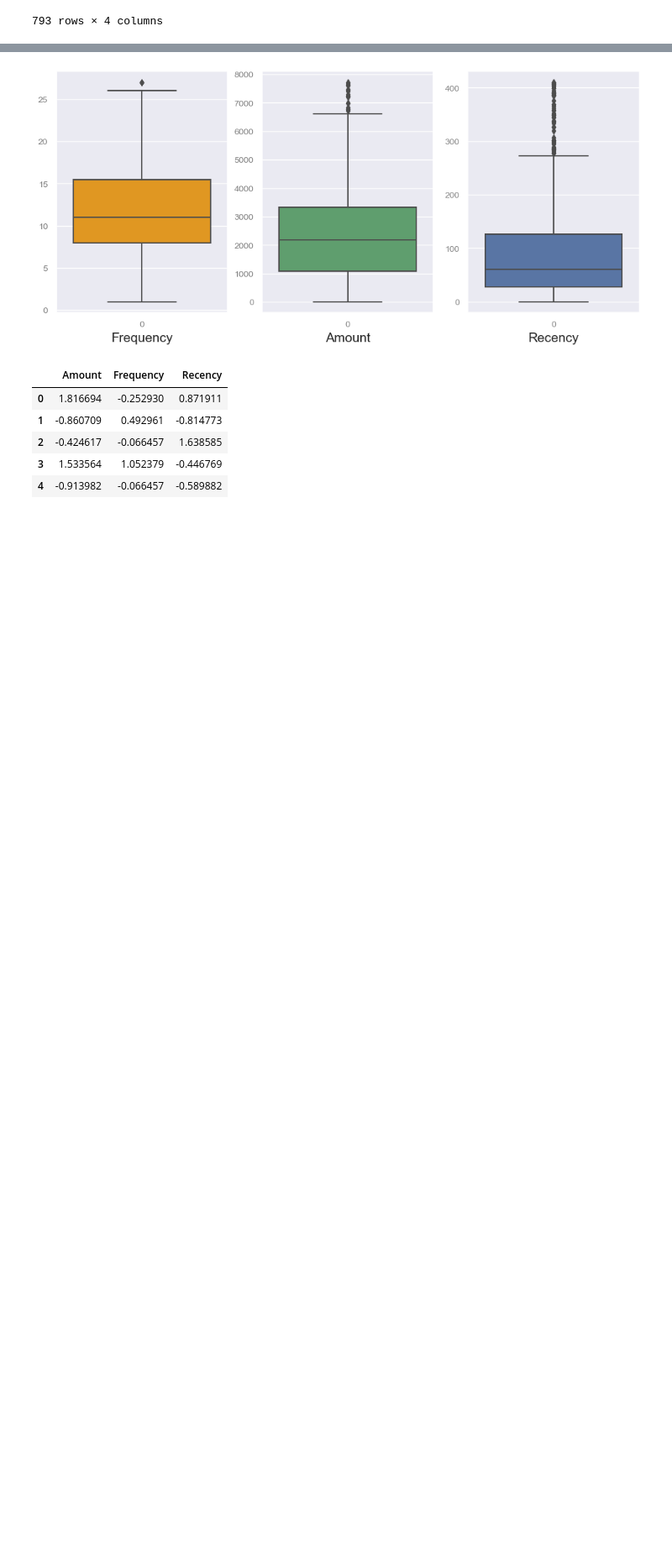
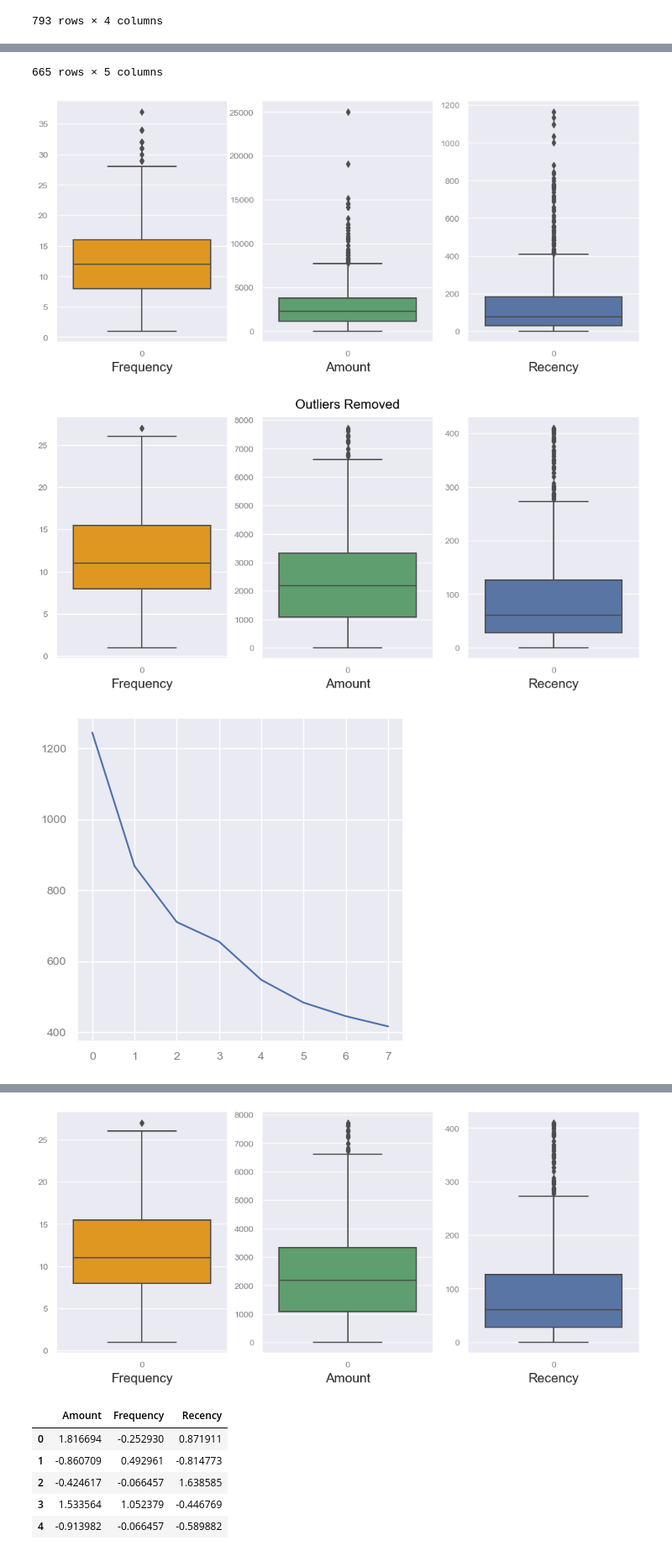
Before and after one commit to mks-0/code-academy, a Jupyter notebook: E-Commerce/e-com-ml.ipynb, the cells around one changed output, grey strips where cells are left out. Shown: that part at 84% size. Saved outputs shown, nothing was run; the diff lists cells and outputs as text; code cells hidden in the pictures; blank space fills up the shorter version.

```diff
--- a/E-Commerce/e-com-ml.ipynb
+++ b/E-Commerce/e-com-ml.ipynb
@@ -66,0 +115,49 @@ def filter_outliers(data):
+# %%
+def k_clustering(data):
+    fig, ax = plt.subplots(1, 3, figsize=(12, 5))
+
+    for i, col in enumerate(data.columns[1:]):
+        sns.boxplot(data=data[col], ax=ax[i], color=color[i])
+        ax[i].set_xlabel(col)
+    fig, ax = plt.subplots(1, 3, figsize=(12, 5))
+    for i, col in enumerate(data.columns[1:]):
+        sns.boxplot(data=filter_outliers(data[col]), ax=ax[i], color=color[i])
+        ax[i].set_xlabel(col)
+    ax[1].set_title('Outliers Removed')
+    for col in data.columns[1:]:
+        data[col] = filter_outliers(data[col])
+    data.dropna(inplace=True)
+    # Instantiate
+    scaler = StandardScaler()
+
+    # fit_transform
+    scaled_data = scaler.fit_transform(data[data.columns[1:]])
+    scaled_data.shape
+
+    scaled_data = pd.DataFrame(scaled_data)
+    scaled_data.columns = data.columns[1:]
+
+
+        # k-means with some arbitrary k
+    kmeans = KMeans(n_clusters=k_cluster_analysis(scaled_data), max_iter=50, n_init='auto')
+    kmeans.fit(scaled_data)
+
+    # Assign the labels to each data point, and execute the following script.
+    kmeans.labels_
+    label_list=kmeans.labels_
+    sorted(Counter(label_list).items())
+
+    # Assign the label
+    data['Cluster ID'] = kmeans.labels_
+    data.head()
+
+    fig, ax = plt.subplots(1, 3, figsize=(12, 5))
+
+    for i, col in enumerate(data.columns[1:4]):
+        sns.boxplot(x='Cluster ID', y=col, data=data, ax=ax[i])
+        ax[i].set_xlabel(col)
+    plt.tight_layout()
+    return data
+
+k_clustering(kdf)
+# %% [output]
@@ -66,0 +184,4 @@ def filter_outliers(data):
+665 rows × 5 columns
+[figure, added]
+[figure, added]
+[figure, added]
```
Also changed, not shown: parts of 16 cells of this notebook, 1 other file.
